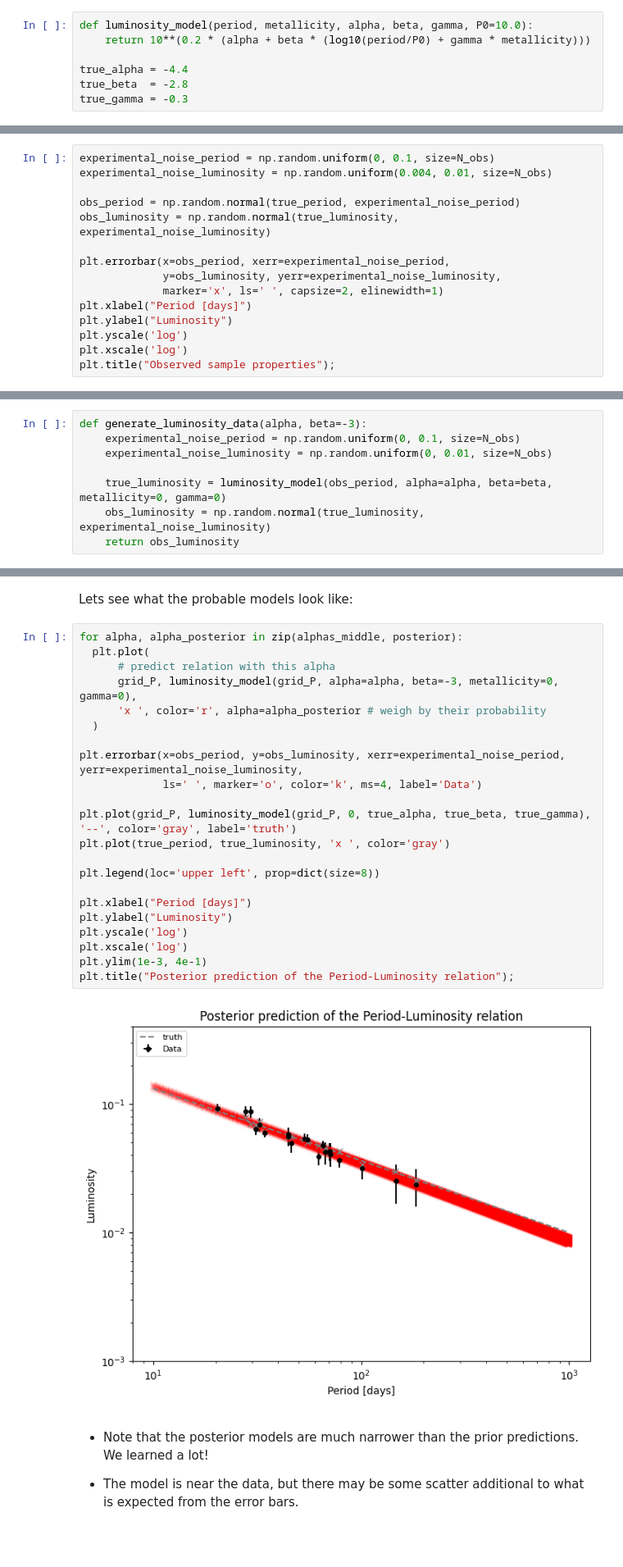
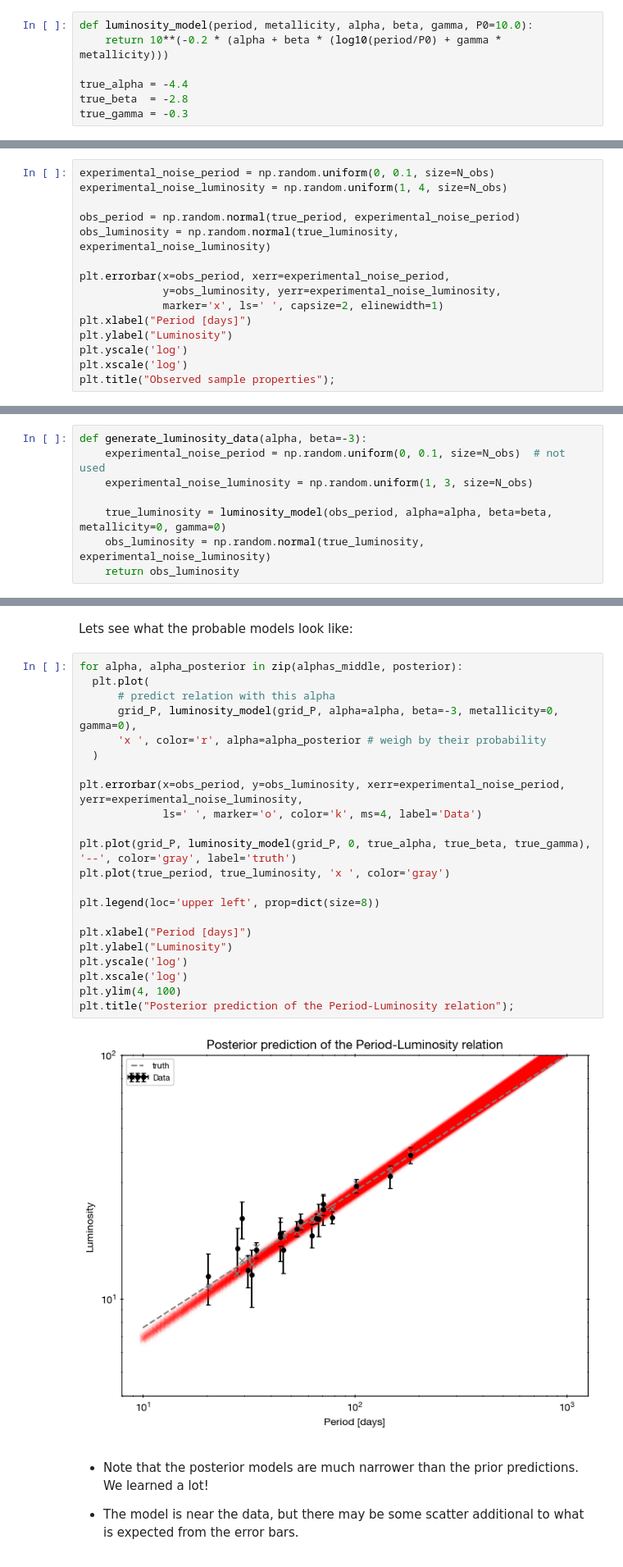
Before and after one commit to JohannesBuchner/PracticalInferenceForResearchersInThePhysicalSciencesCourse, a Jupyter notebook: 1BayesOnGrids.ipynb, the cells around one changed output, grey strips where cells are left out. Shown at 82% size. Saved outputs shown, nothing was run; the diff lists cells and outputs as text; blank space fills up the shorter version.

```diff
--- a/1BayesOnGrids.ipynb
+++ b/1BayesOnGrids.ipynb
@@ -43,7 +45,7 @@ $\log L=0.2 \times (\alpha + \beta \times (\log(P / {10 \mathrm{days}}) + \gamma
 with $\alpha=-4.4$, $\beta=-2.8$ $\gamma=-0.3$. In code:
 # %%
 def luminosity_model(period, metallicity, alpha, beta, gamma, P0=10.0):
-    return 10**(0.2 * (alpha + beta * (log10(period/P0) + gamma * metallicity)))
+    return 10**(-0.2 * (alpha + beta * (log10(period/P0) + gamma * metallicity)))
 
 true_alpha = -4.4
 true_beta  = -2.8
@@ -93,7 +95,7 @@ The final step in the generating process is to take observations:
 Lets simulate what the observer can get their hands on, which are noisy measurements:
 # %%
 experimental_noise_period = np.random.uniform(0, 0.1, size=N_obs)
-experimental_noise_luminosity = np.random.uniform(0.004, 0.01, size=N_obs)
+experimental_noise_luminosity = np.random.uniform(1, 4, size=N_obs)
 
 obs_period = np.random.normal(true_period, experimental_noise_period)
 obs_luminosity = np.random.normal(true_luminosity, experimental_noise_luminosity)
@@ -306,8 +308,8 @@ def loglikelihood(alpha, beta=-3):
     return -chi2 / 2
 # %%
 def generate_luminosity_data(alpha, beta=-3):
-    experimental_noise_period = np.random.uniform(0, 0.1, size=N_obs)
-    experimental_noise_luminosity = np.random.uniform(0, 0.01, size=N_obs)
+    experimental_noise_period = np.random.uniform(0, 0.1, size=N_obs)  # not used
+    experimental_noise_luminosity = np.random.uniform(1, 3, size=N_obs)
 
     true_luminosity = luminosity_model(obs_period, alpha=alpha, beta=beta, metallicity=0, gamma=0)
     obs_luminosity = np.random.normal(true_luminosity, experimental_noise_luminosity)
@@ -396,27 +404,27 @@ Lets see what the probable models look like:
 # %%
 for alpha, alpha_posterior in zip(alphas_middle, posterior):
   plt.plot(
       # predict relation with this alpha
       grid_P, luminosity_model(grid_P, alpha=alpha, beta=-3, metallicity=0, gamma=0),
       'x ', color='r', alpha=alpha_posterior # weigh by their probability
   )
 
 plt.errorbar(x=obs_period, y=obs_luminosity, xerr=experimental_noise_period, yerr=experimental_noise_luminosity,
              ls=' ', marker='o', color='k', ms=4, label='Data')
 
 plt.plot(grid_P, luminosity_model(grid_P, 0, true_alpha, true_beta, true_gamma), '--', color='gray', label='truth')
 plt.plot(true_period, true_luminosity, 'x ', color='gray')
 
 plt.legend(loc='upper left', prop=dict(size=8))
 
 plt.xlabel("Period [days]")
 plt.ylabel("Luminosity")
 plt.yscale('log')
 plt.xscale('log')
-plt.ylim(1e-3, 4e-1)
+plt.ylim(4, 100)
 plt.title("Posterior prediction of the Period-Luminosity relation");
 # %% [output]
-[figure, old version]
+[figure, new version]
 # %% [markdown]
 * Note that the posterior models are much narrower than the prior predictions. We learned a lot!
 
```
Also changed, not shown: parts of 23 cells of this notebook, 1 other file.
